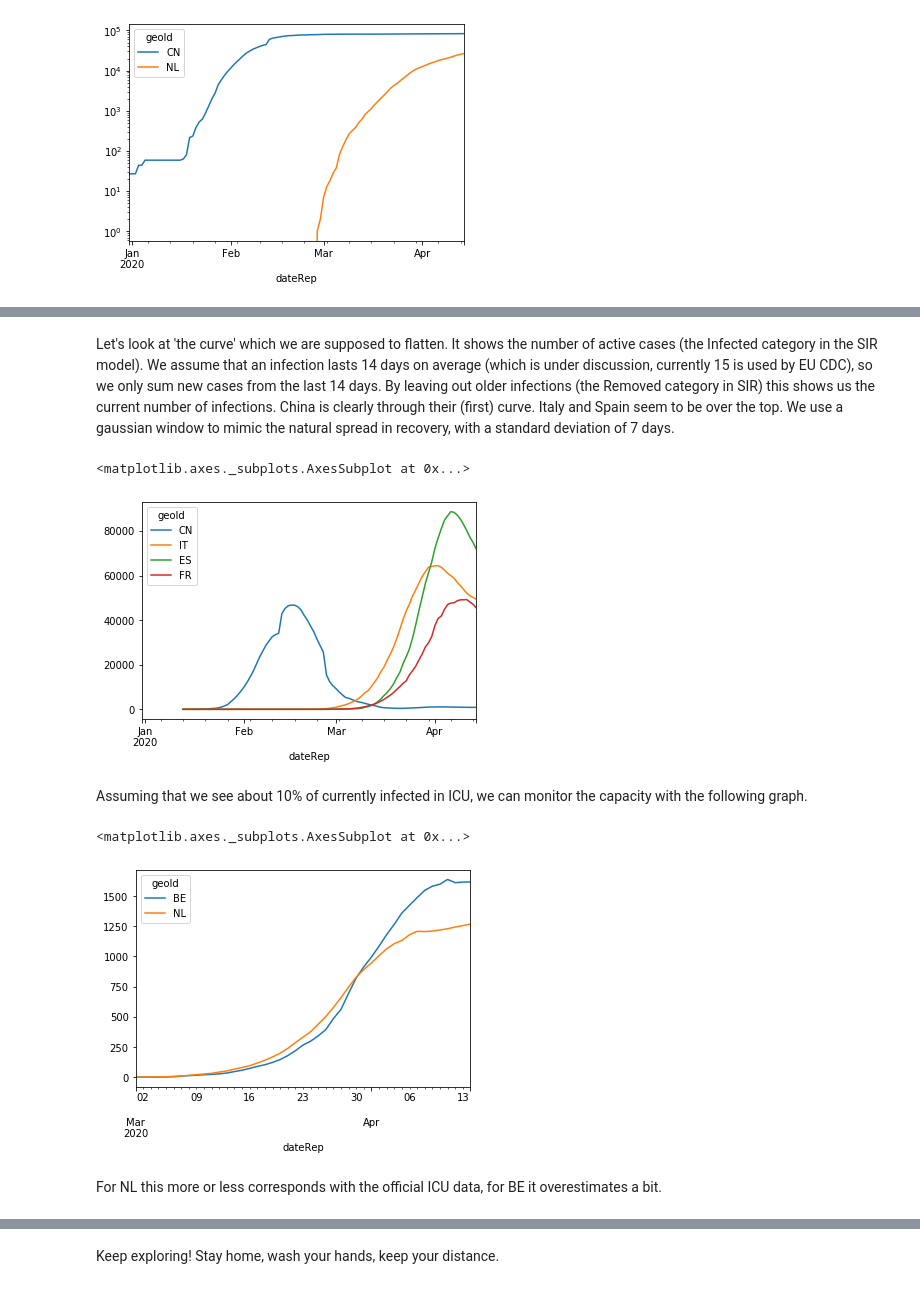
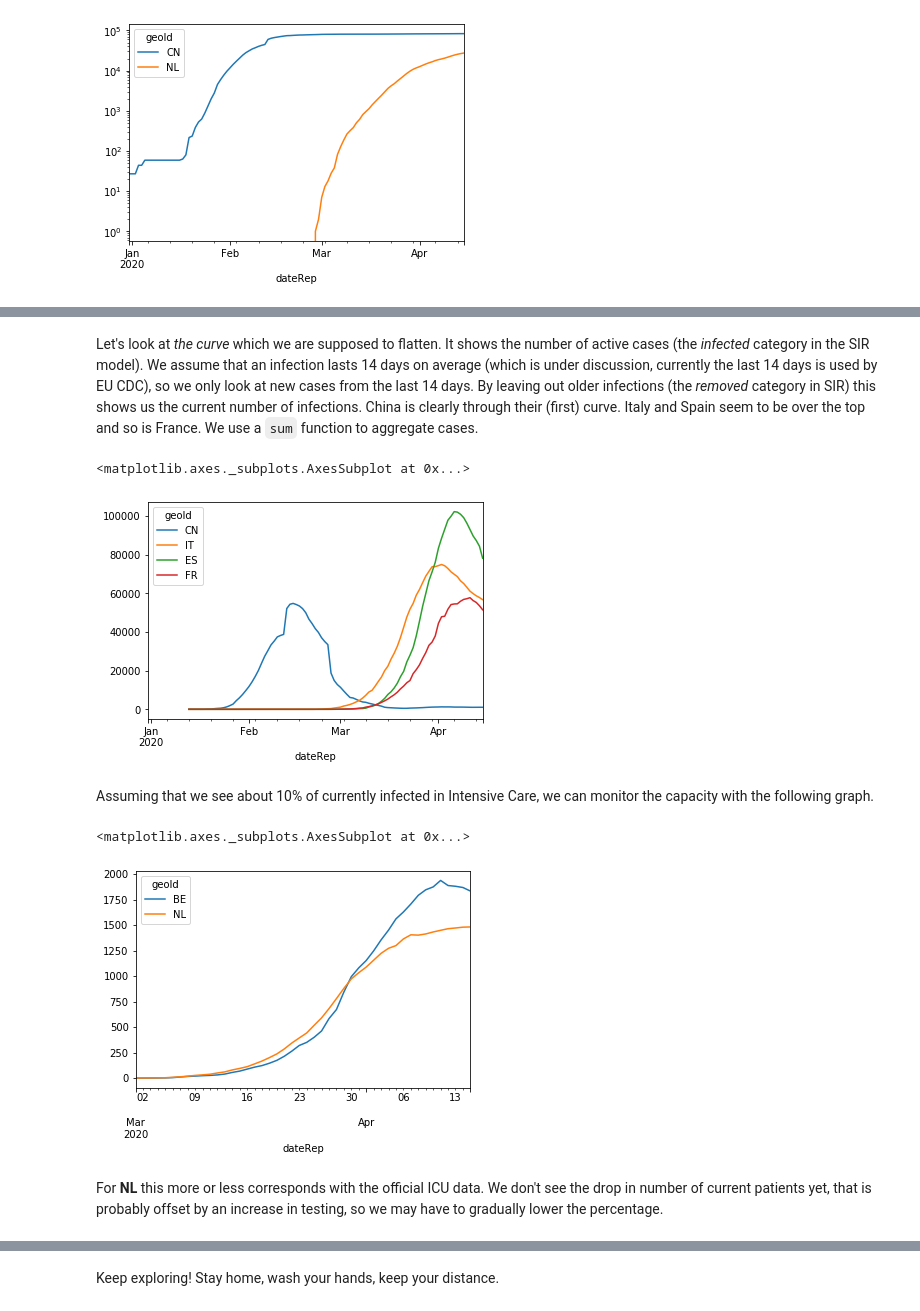
Before and after one commit to R3dje/COVID19, a Jupyter notebook: EUCDC.ipynb, the cells around one changed output, grey strips where cells are left out. Saved outputs shown, nothing was run; the diff lists cells and outputs as text; code cells hidden in the pictures.

```diff
--- a/EUCDC.ipynb
+++ b/EUCDC.ipynb
@@ -167,18 +167,17 @@ df_geo['cases'][['BE', 'NL']].rolling(5, win_type='triang').mean().loc['20200301
 # %% [markdown]
-Let's look at 'the curve' which we are supposed to flatten. It shows the number of active cases (the Infected category in the SIR model). We assume that an infection lasts 14 days on average (which is under discussion, currently 15 is used by EU CDC), so we only sum new cases from the last 14 days. By leaving out older infections (the Removed category in SIR) this shows us the current number of infections. China is clearly through their (first) curve. Italy and Spain seem to be over the top.
-We use a gaussian window to mimic the natural spread in recovery, with a standard deviation of 7 days.
+Let's look at _the curve_ which we are supposed to flatten. It shows the number of active cases (the _infected_ category in the SIR model). We assume that an infection lasts 14 days on average (which is under discussion, currently the last 14 days is used by EU CDC), so we only look at new cases from the last 14 days. By leaving out older infections (the _removed_ category in SIR) this shows us the current number of infections. China is clearly through their (first) curve. Italy and Spain seem to be over the top and so is France. We use a `sum` function to aggregate cases.
 # %%
-df_geo['cases'][['CN', 'IT', 'ES', 'FR']].rolling(14, win_type='gaussian').sum(std=7).plot()
+df_geo['cases'][['CN', 'IT', 'ES', 'FR']].rolling(14).sum().plot()
 # %% [output]
 <matplotlib.axes._subplots.AxesSubplot at 0x...>
-[figure, old version]
+[figure, new version]
 # %% [markdown]
-Assuming that we see about 10% of currently infected in ICU, we can monitor the capacity with the following graph.
+Assuming that we see about 10% of currently infected in Intensive Care, we can monitor the capacity with the following graph.
 # %%
-(df_geo['cases'][['BE', 'NL']].rolling(14, win_type='gaussian').sum(std=7).loc['20200301':] / 10).plot()
+(df_geo['cases'][['BE', 'NL']].rolling(14).sum().loc['20200301':] * 0.1).plot()
 # %% [output]
 <matplotlib.axes._subplots.AxesSubplot at 0x...>
-[figure, old version]
+[figure, new version]
-# %% [markdown]
-For NL this more or less corresponds with the official ICU data, for BE it overestimates a bit.
+# %% [markdown]
+For __NL__ this more or less corresponds with the official ICU data. We don't see the drop in number of current patients yet, that is probably offset by an increase in testing, so we may have to gradually lower the percentage.
 # %%
```
Also changed, not shown: parts of 21 cells of this notebook, 1 other file.
